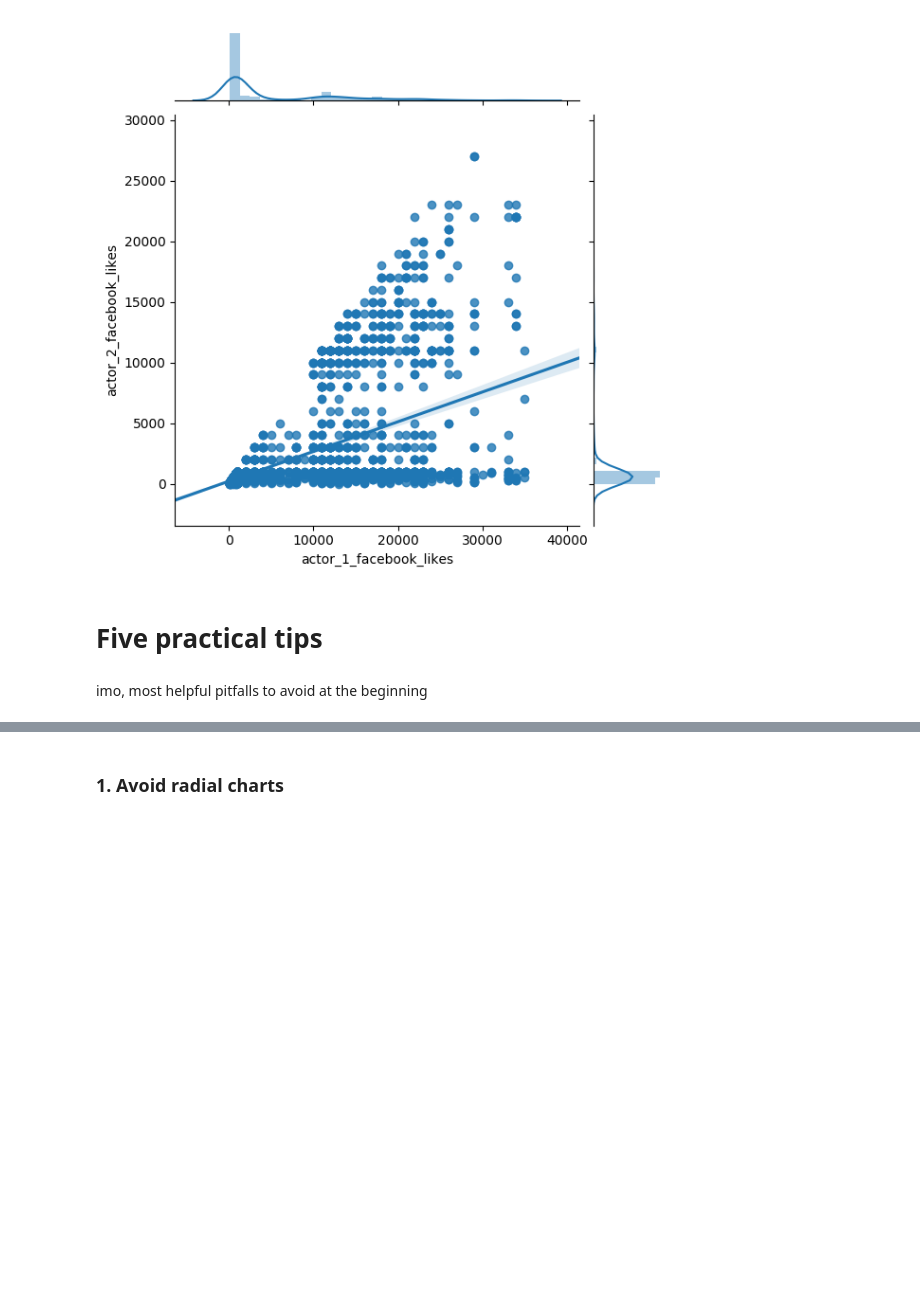
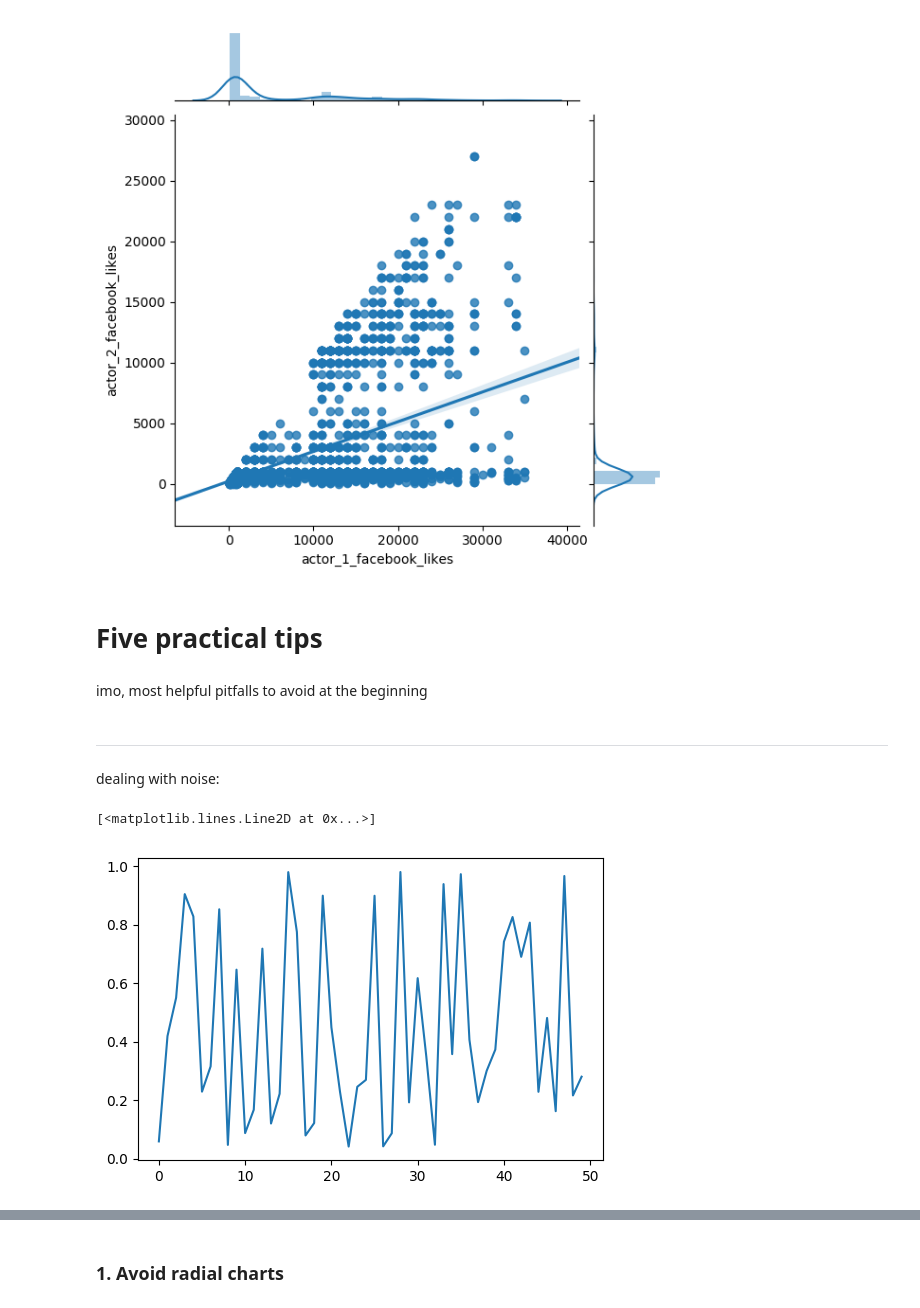
Before and after one commit to stefan-niculae/viz-workshop, a Jupyter notebook: workshop-4-WIP.ipynb, the cells around one changed output, grey strips where cells are left out. Saved outputs shown, nothing was run; the diff lists cells and outputs as text; code cells hidden in the pictures; blank space fills up the shorter version.

```diff
--- a/workshop-4-WIP.ipynb
+++ b/workshop-4-WIP.ipynb
@@ -261,3 +261,14 @@ sns.jointplot(
 # Five practical tips
 # %% [markdown]
 imo, most helpful pitfalls to avoid at the beginning
+# %% [markdown]
+---
+# %% [markdown]
+dealing with noise:
+# %%
+y = np.random.rand(50)
+# %%
+plt.plot(y)
+# %% [output]
+[<matplotlib.lines.Line2D at 0x...>]
+[figure, added]
```
Also changed, not shown: parts of 14 cells of this notebook, 4 other files.
